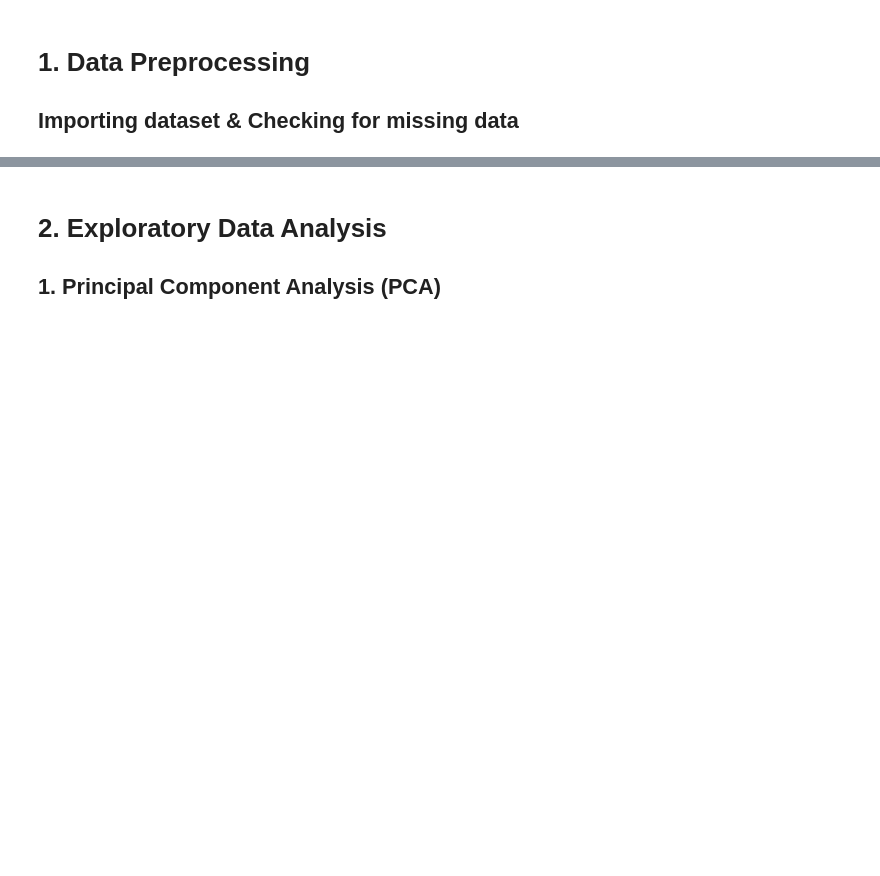
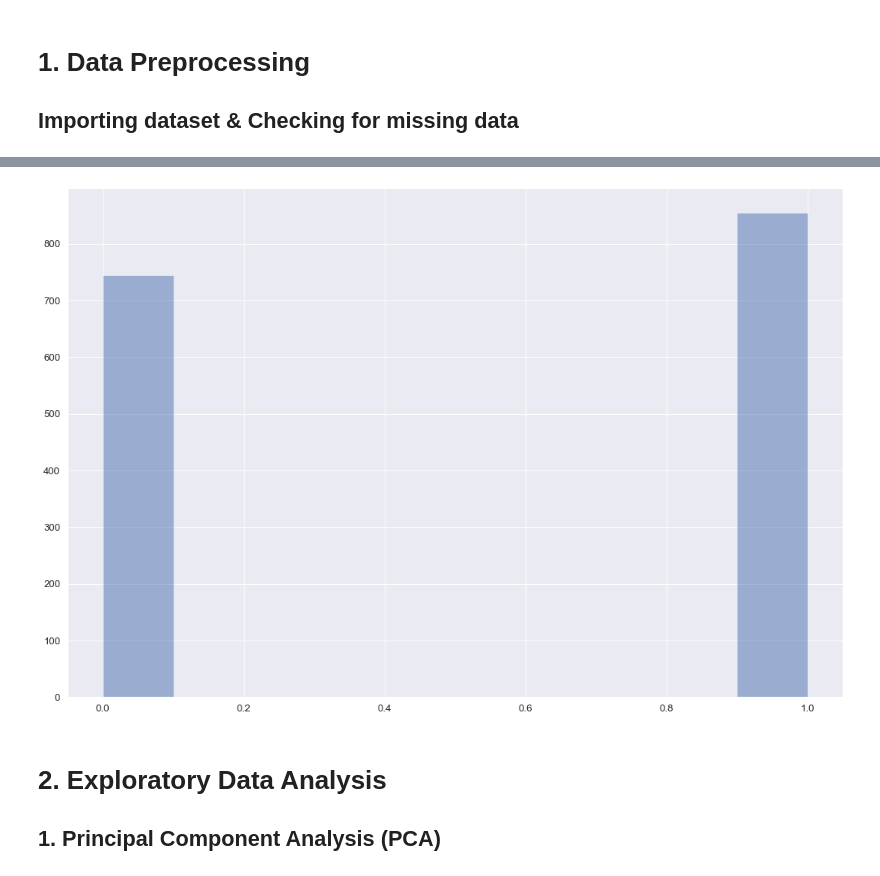
Before and after one commit to bendjko/ESE-417-Final-Project, a Jupyter notebook: FinalProject.ipynb, the cells around one changed output, grey strips where cells are left out. Saved outputs shown, nothing was run; the diff lists cells and outputs as text; code cells hidden in the pictures; blank space fills up the shorter version.

```diff
--- a/FinalProject.ipynb
+++ b/FinalProject.ipynb
@@ -93,3 +124,9 @@ dtype: int64
+# %%
+wineData['quality'].hist(alpha=0.5, figsize=(15, 10))
+plt.tight_layout()
+plt.show()
+# %% [output]
+[figure, added]
 # %% [markdown]
 # 2. Exploratory Data Analysis
 
```
Also changed, not shown: parts of 13 cells of this notebook.
